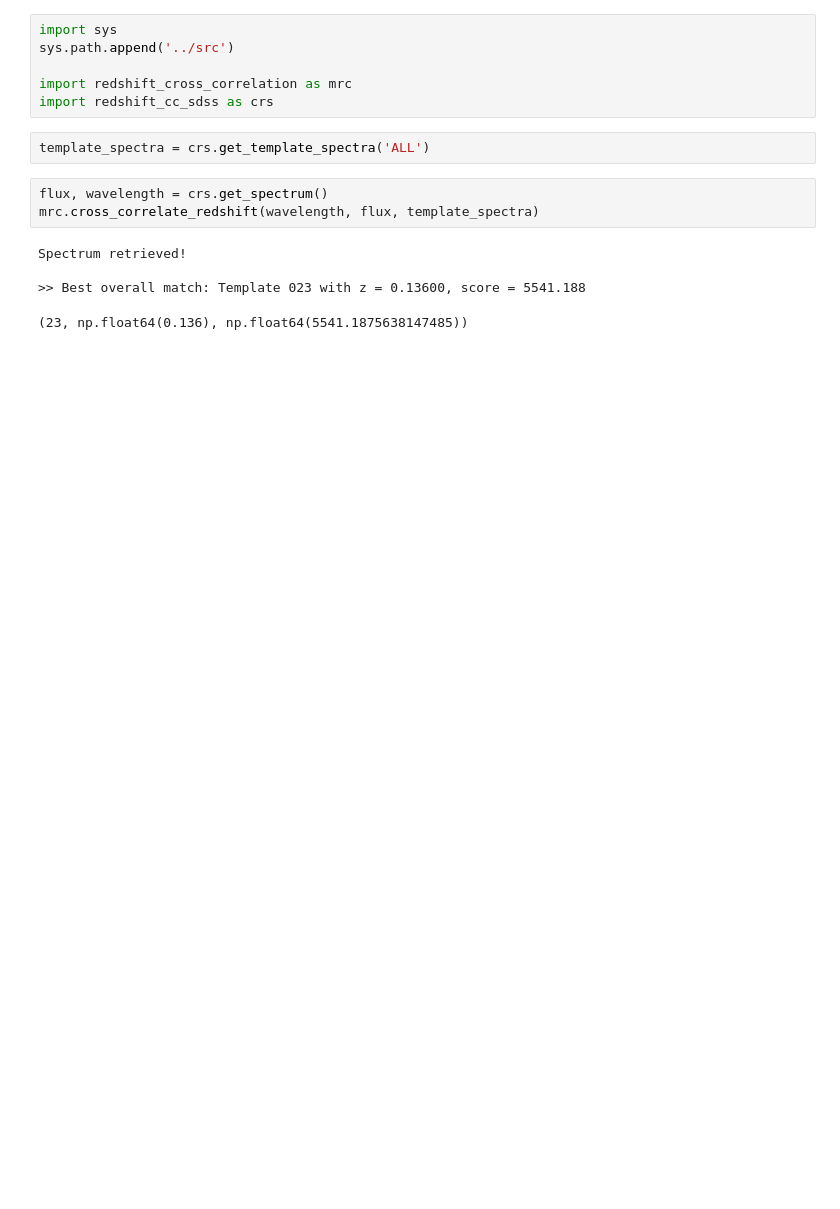
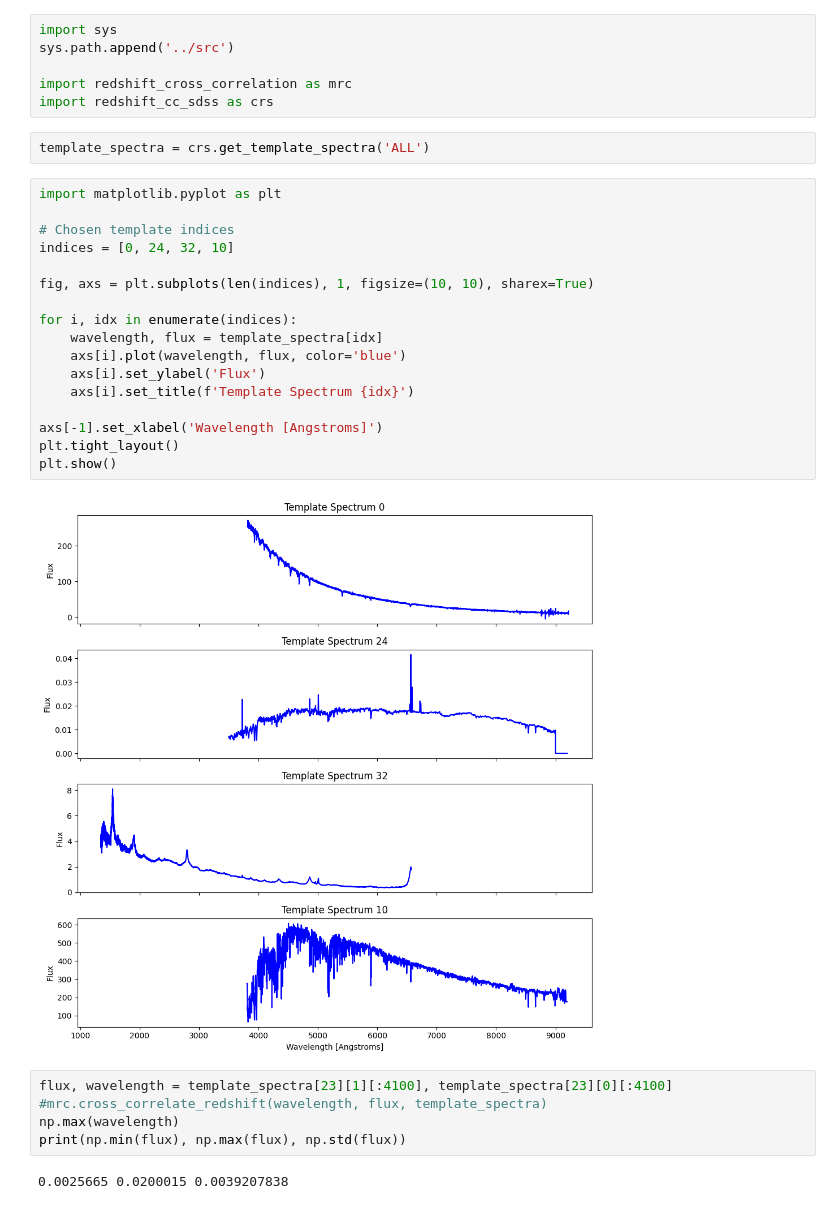
Before and after one commit to ripRoot/Redshift, a Jupyter notebook: notebooks/redshift_cross_correlation_simulation.ipynb, the cells around one changed output. Drawn from its saved outputs; the diff is of its cells as text; blank space fills up the shorter version.

```diff
--- a/notebooks/redshift_cross_correlation_simulation.ipynb
+++ b/notebooks/redshift_cross_correlation_simulation.ipynb
@@ -6,11 +6,29 @@ import redshift_cross_correlation as mrc
 import redshift_cc_sdss as crs
 # %%
 template_spectra = crs.get_template_spectra('ALL')
+# %%
+import matplotlib.pyplot as plt
+
+# Chosen template indices
+indices = [0, 24, 32, 10]
+
+fig, axs = plt.subplots(len(indices), 1, figsize=(10, 10), sharex=True)
+
+for i, idx in enumerate(indices):
+    wavelength, flux = template_spectra[idx]
+    axs[i].plot(wavelength, flux, color='blue')
+    axs[i].set_ylabel('Flux')
+    axs[i].set_title(f'Template Spectrum {idx}')
+
+axs[-1].set_xlabel('Wavelength [Angstroms]')
+plt.tight_layout()
+plt.show()
+# %% [output]
+[figure, added]
 # %%
-flux, wavelength = crs.get_spectrum()
-mrc.cross_correlate_redshift(wavelength, flux, template_spectra)
+flux, wavelength = template_spectra[23][1][:4100], template_spectra[23][0][:4100]
+#mrc.cross_correlate_redshift(wavelength, flux, template_spectra)
+np.max(wavelength)
+print(np.min(flux), np.max(flux), np.std(flux))
 # %% [output]
-Spectrum retrieved!
-
->> Best overall match: Template 023 with z = 0.13600, score = 5541.188
+0.0025665 0.0200015 0.0039207838
-(23, np.float64(0.136), np.float64(5541.1875638147485))
```
Also changed, not shown: parts of 9 cells of this notebook, 6 other files.
